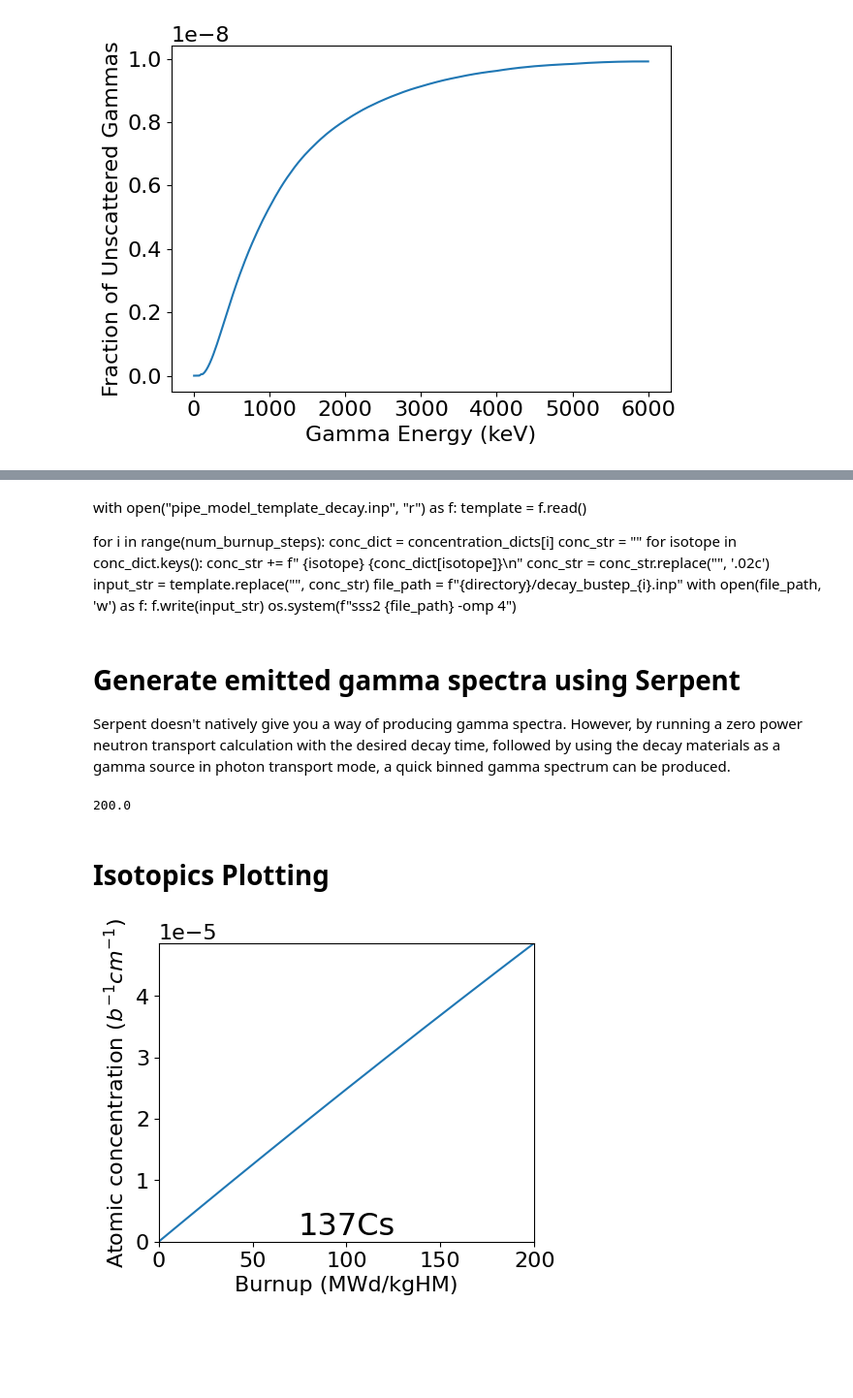
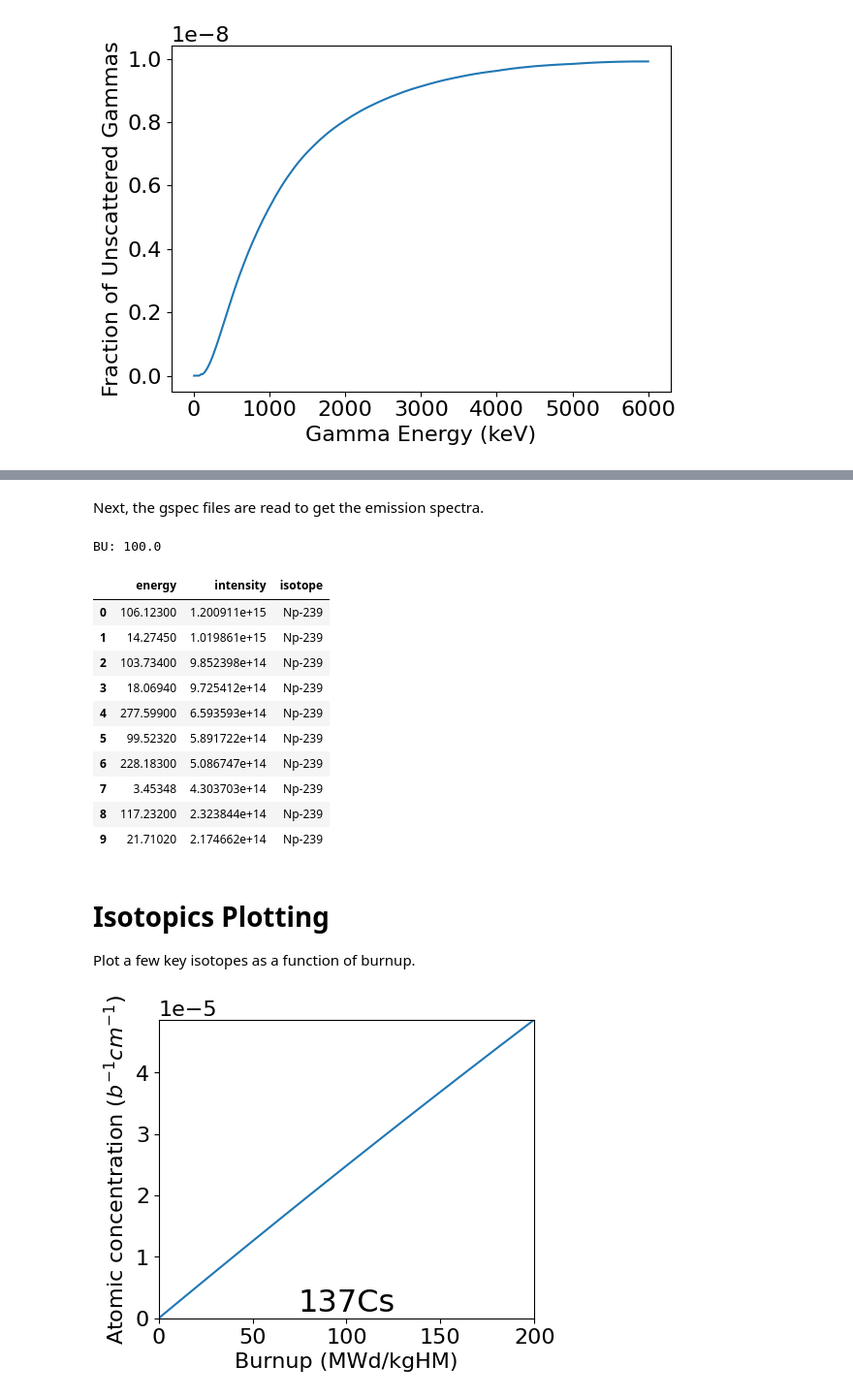
Before and after one commit to iankolaja/msr-bcd-spectrometer-analysis, a Jupyter notebook: main_notebook.ipynb, the cells around one changed output, grey strips where cells are left out. Shown at 97% size. Drawn from its saved outputs; the diff is of its cells as text; code cells hidden in the pictures; blank space fills up the shorter version.

```diff
--- a/main_notebook.ipynb
+++ b/main_notebook.ipynb
@@ -107,15 +83,0 @@ rename_ZAI_columns(conc_df).to_csv("msr_concentrations_named.csv")
-# %% [markdown]
-with open("pipe_model_template_decay.inp", "r") as f:
-    template = f.read()
-
-for i in range(num_burnup_steps):
-    conc_dict = concentration_dicts[i]
-    conc_str = ""
-    for isotope in conc_dict.keys():
-        conc_str += f"  {isotope}   {conc_dict[isotope]}\n"
-    conc_str = conc_str.replace("<lib>", '.02c')
-    input_str = template.replace("<concentration>", conc_str)
-    file_path = f"{directory}/decay_bustep_{i}.inp"
-    with open(file_path, 'w') as f:
-        f.write(input_str)
-    os.system(f"sss2 {file_path} -omp 4")
@@ -122,36 +103,25 @@ for i in range(num_burnup_steps):
 # %% [markdown]
-# Generate emitted gamma spectra using Serpent
-Serpent doesn't natively give you a way of producing gamma spectra. However, by running a zero power neutron transport calculation with the desired decay time, followed by using the decay materials as a gamma source in photon transport mode, a quick binned gamma spectrum can be produced.
+Next, the gspec files are read to get the emission spectra.
-# %%
-def read_single_gspec_individual(file_name):
-    gammas = []
-    with open(file_name, 'r') as f:
-        reading = False
-        for line in f:
-            if reading and next_empty:
-                next_empty = False
-            elif (len(line) < 2 and reading) or ("]" in line):
-                reading = False
-            elif reading:
-                line = line.split()
-                gamma_data = {
-                    "energy": float(line[4])*1000,
-                    "intensity": float(line[2])*float(line[5]),
-                    "isotope": isotope
-                }
-                gammas += [gamma_data]
-            if "discrete spectrum" in line:
-                reading = True
-                isotope = line.split(" ")[2]
-                next_empty = True
-    return pd.DataFrame(gammas)
 # %%
 gspec_df_list = []
 for i in range(num_burnup_steps):
     gspec_file_name = f"{directory}/decay_bustep_{i}.inp_gsrc.m"
     gspec_df_list += [read_single_gspec_individual(gspec_file_name)]
 # %%
+# Grab a single emission data step for sample calculation
 example_emission_data = gspec_df_list[20]
-burnup_vals[-1]
+print(f"BU: {burnup_vals[20]}")
+display(example_emission_data[0:10])
 # %% [output]
-200.0
+BU: 100.0
+|  | energy | intensity | isotope |
+| 0 | 106.12300 | 1.200911e+15 | Np-239 |
+| 1 | 14.27450 | 1.019861e+15 | Np-239 |
+| 2 | 103.73400 | 9.852398e+14 | Np-239 |
+| 3 | 18.06940 | 9.725412e+14 | Np-239 |
+| 4 | 277.59900 | 6.593593e+14 | Np-239 |
+| 5 | 99.52320 | 5.891722e+14 | Np-239 |
+| 6 | 228.18300 | 5.086747e+14 | Np-239 |
+| 7 | 3.45348 | 4.303703e+14 | Np-239 |
+| 8 | 117.23200 | 2.323844e+14 | Np-239 |
+| 9 | 21.71020 | 2.174662e+14 | Np-239 |
@@ -176,5 +128,6 @@ def measure_single_gamma(emission_rate,
 # %% [markdown]
 # Isotopics Plotting
+Plot a few key isotopes as a function of burnup.
 # %%
 tracked_nuclide_list = []
 tracked_isotopes = ["92235<lib>", "94239<lib>", "93239<lib>", "55137<lib>"]
```
Also changed, not shown: parts of 47 cells of this notebook, 1 other file.
